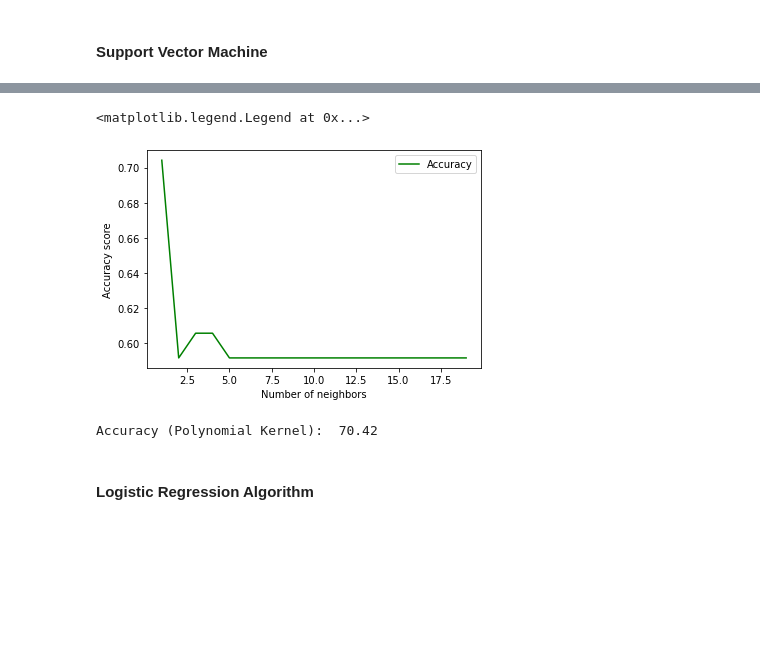
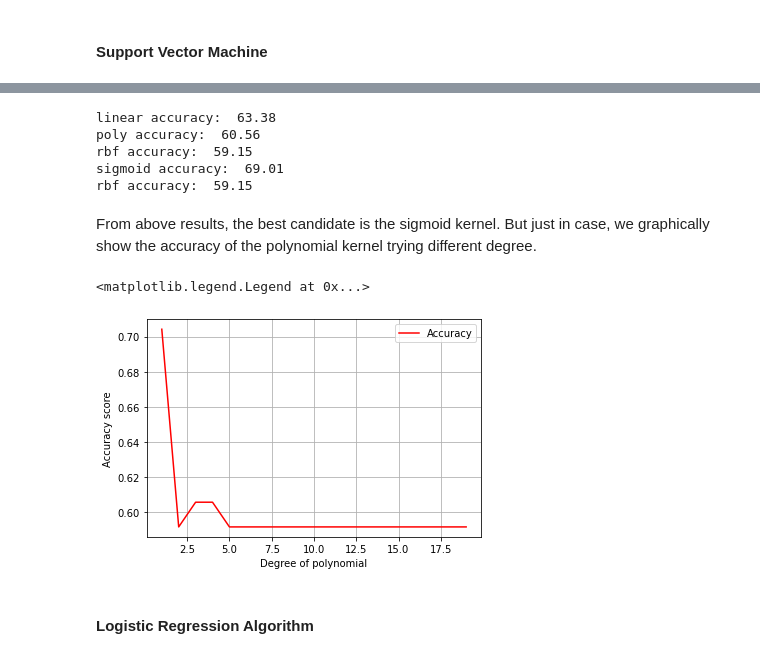
Before and after one commit to anaterovic/UZOP, a Jupyter notebook: code.ipynb, the cells around one changed output, grey strips where cells are left out. Saved outputs shown, nothing was run; the diff lists cells and outputs as text; code cells hidden in the pictures; blank space fills up the shorter version.

```diff
--- a/code.ipynb
+++ b/code.ipynb
@@ -466,31 +468,37 @@ X_train, X_test, y_train, y_test = model_selection.train_test_split(X, y, train_
+# %%
+kernel = np.array(['linear', 'poly', 'rbf', 'sigmoid','rbf'])
+
+for kernel in kernel:
+    svm_ = svm.SVC(kernel=kernel).fit(X_train, y_train)
+    y_pred = svm_.predict(X_test)
+    accuracy = accuracy_score(y_test, y_pred)
+    print(kernel, 'accuracy: ', "%.2f" % (accuracy*100))
+# %% [output]
+linear accuracy:  63.38
+poly accuracy:  60.56
+rbf accuracy:  59.15
+sigmoid accuracy:  69.01
+rbf accuracy:  59.15
+# %% [markdown]
+From above results, the best candidate is the sigmoid kernel. But just in case, we graphically show the accuracy of the polynomial kernel trying different degree.
 # %%
 number_degree = [n for n in range(1, 20)]
-
 accuracy_scores3 = []
 
-for nt in number_degree:
-    knn = svm.SVC(kernel='poly', degree=nt, C=1).fit(X_train, y_train)
-    knn.fit(X_train, y_train)
-    y_pred = knn.predict(X_test)
+for n in number_degree:
+    svm_ = svm.SVC(kernel='poly', degree=n).fit(X_train, y_train)
+    y_pred = svm_.predict(X_test)
     accuracy_scores3.append(accuracy_score(y_test, y_pred))
+
+fig, ax = plt.subplots(1, figsize=(6, 4))
+ax.plot(number_degree, accuracy_scores3, label="Accuracy", color="red")
+ax.set_ylabel("Accuracy score")
+ax.set_xlabel("Degree of polynomial")
+ax.grid(True)
+ax.legend()
+# %% [output]
+<matplotlib.legend.Legend at 0x...>
+[figure, added]
-# %%
-fig, ax = plt.subplots(1, figsize=(6, 4))
-
-ax.plot(number_degree, accuracy_scores3, label="Accuracy", color="green")
-
-ax.set_ylabel("Accuracy score")
-ax.set_xlabel("Number of neighbors")
-ax.legend()
-# %% [output]
-<matplotlib.legend.Legend at 0x...>
-[figure, removed]
-# %%
-poly = svm.SVC(kernel='poly', degree=1, C=1).fit(X_train, y_train)
-poly_pred = poly.predict(X_test)
-poly_accuracy = accuracy_score(y_test, poly_pred)
-print('Accuracy (Polynomial Kernel): ', "%.2f" % (poly_accuracy*100))
-# %% [output]
-Accuracy (Polynomial Kernel):  70.42
 # %% [markdown]
 #### Logistic Regression Algorithm
 # %%
```
Also changed, not shown: parts of 1 cell of this notebook.
